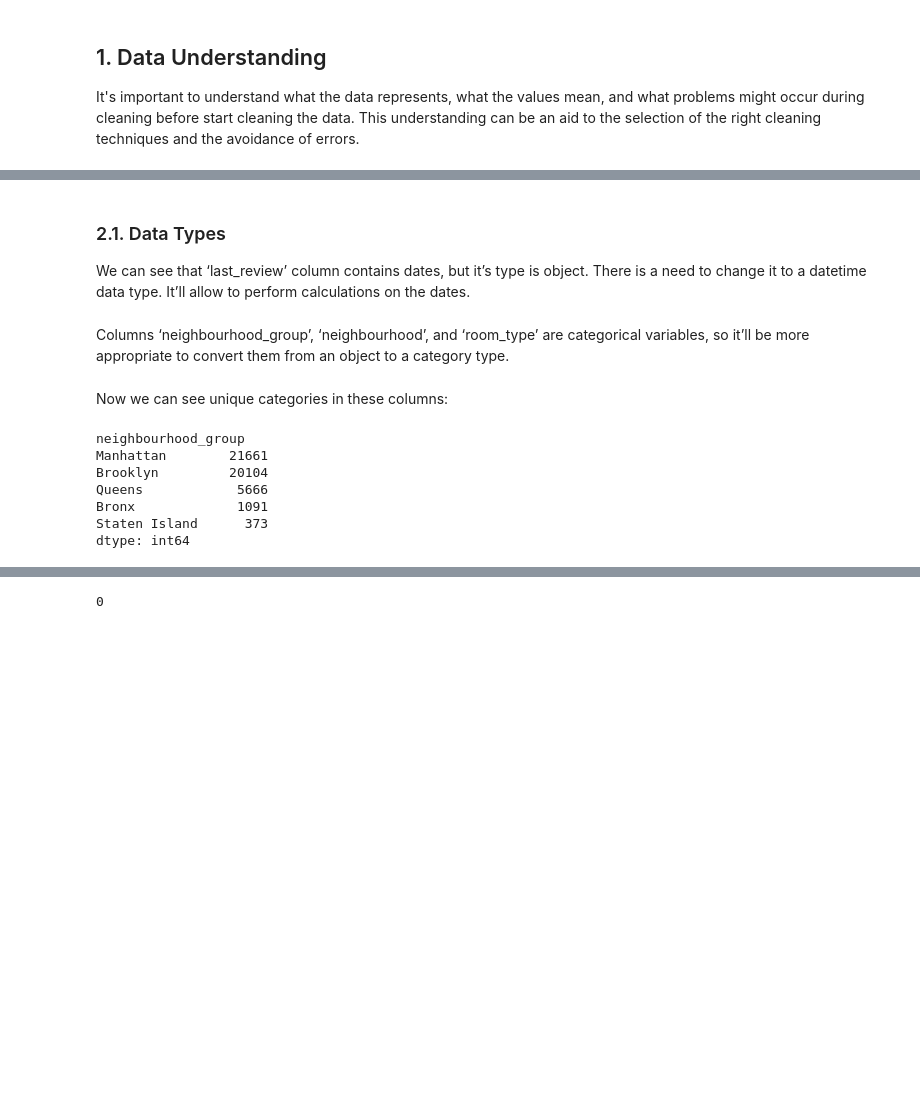
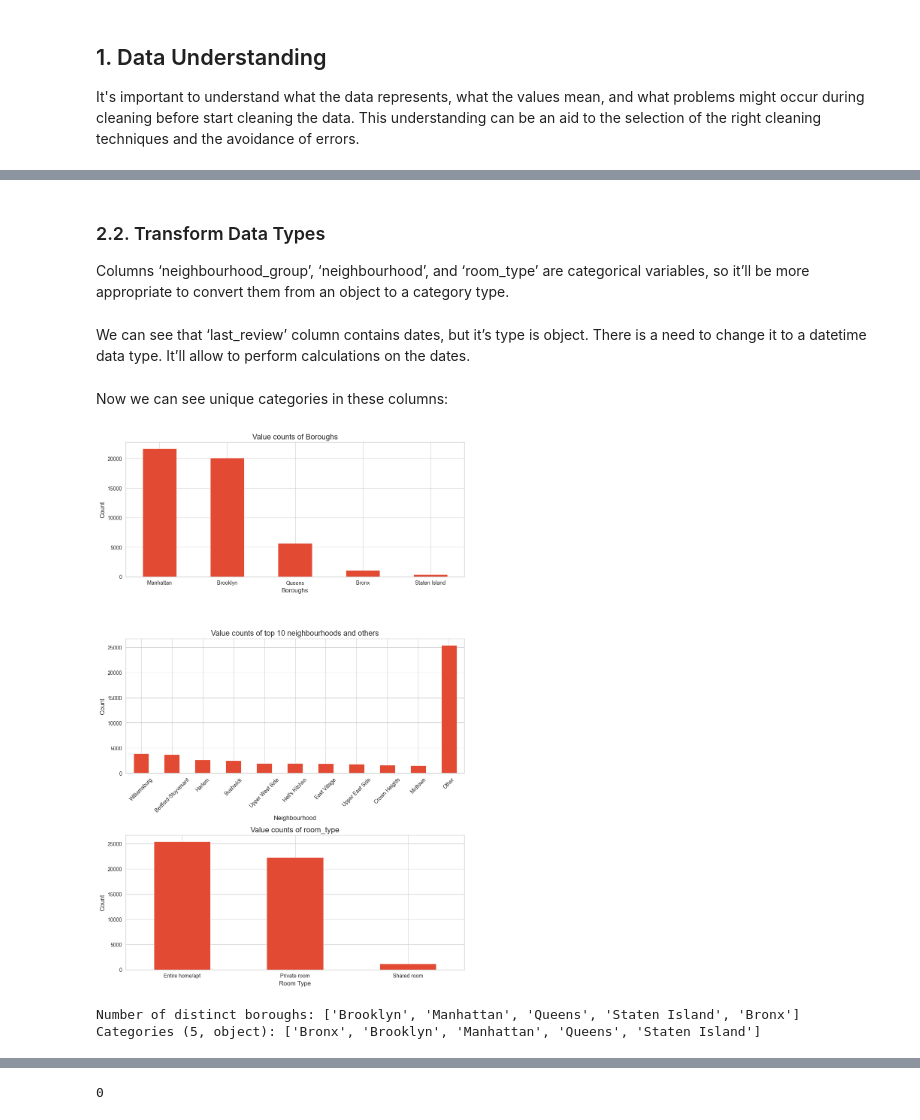
Before and after one commit to diogo-costa-silva/data-science-notebooks, a Jupyter notebook: nyc_airbnb-open-data/nyc-airbnb-analysis.ipynb, the cells around one changed output, grey strips where cells are left out. Saved outputs shown, nothing was run; the diff lists cells and outputs as text; code cells hidden in the pictures; blank space fills up the shorter version.

```diff
--- a/nyc_airbnb-open-data/nyc-airbnb-analysis.ipynb
+++ b/nyc_airbnb-open-data/nyc-airbnb-analysis.ipynb
@@ -64,25 +318,57 @@ Let's explore the different techniques and tools used in data cleaning, covering
+# %%
+df.rename(columns={'neighbourhood_group': 'borough'}, inplace=True)
+# %% [markdown]
+### 2.2. Transform Data Types
+
+Columns ‘neighbourhood_group’, ‘neighbourhood’, and ‘room_type’ are categorical variables, so it’ll be more appropriate to convert them from an object to a category type.
+# %%
+df['borough'] = df['borough'].astype('category')
+df['neighbourhood'] = df['neighbourhood'].astype('category')
+df['room_type'] = df['room_type'].astype('category')
 # %% [markdown]
-### 2.1. Data Types
-
 We can see that ‘last_review’ column contains dates, but it’s type is object. There is a need to change it to a datetime data type. It’ll allow to perform calculations on the dates.
 # %%
 df['last_review'] = pd.to_datetime(df['last_review'])
-# %% [markdown]
-Columns ‘neighbourhood_group’, ‘neighbourhood’, and ‘room_type’ are categorical variables, so it’ll be more appropriate to convert them from an object to a category type.
-# %%
-df['neighbourhood_group'] = df['neighbourhood_group'].astype('category')
-df['neighbourhood'] = df['neighbourhood'].astype('category')
-df['room_type'] = df['room_type'].astype('category')
 # %% [markdown]
 Now we can see unique categories in these columns:
-# %%
-df.value_counts('neighbourhood_group')
-# %% [output]
-neighbourhood_group
-Manhattan        21661
-Brooklyn         20104
-Queens            5666
-Bronx             1091
-Staten Island      373
-dtype: int64
+# %%
+fig, axs = plt.subplots(3, 1, figsize=(10, 15))  # 3 rows, 1 column per subplot
+
+# Plotting for 'neighbourhood_group'
+df["borough"].value_counts().plot(kind="bar", ax=axs[0])
+axs[0].set_title("Value counts of Boroughs")
+axs[0].set_xlabel("Boroughs")
+axs[0].set_xticklabels(axs[0].get_xticklabels(), rotation=0)
+axs[0].set_ylabel("Count")
+
+# Plotting for 'neighbourhood'
+top_neighbourhoods = df["neighbourhood"].value_counts().head(10)
+top_neighbourhoods['Other'] = df["neighbourhood"].value_counts().iloc[10:].sum()
+top_neighbourhoods.plot(kind="bar", ax=axs[1])
+axs[1].set_title("Value counts of top 10 neighbourhoods and others")
+axs[1].set_xlabel("Neighbourhood")
+axs[1].set_xticklabels(axs[1].get_xticklabels(), rotation=45)  # Rotation might be needed for better readability
+axs[1].set_ylabel("Count")
+
+# Plotting for 'room_type'
+df["room_type"].value_counts().plot(kind="bar", ax=axs[2])
+axs[2].set_title("Value counts of room_type")
+axs[2].set_xlabel("Room Type")
+axs[2].set_xticklabels(axs[2].get_xticklabels(), rotation=0)
+axs[2].set_ylabel("Count")
+
+plt.tight_layout()
+plt.show()
+# %% [output]
+[figure, added]
+# %%
+# Assigning variable
+region = df.loc[:, 'borough']
+
+# Extracting unique values from the variable
+unique_regions = pd.unique(region)
+print('Number of distinct boroughs:', unique_regions)
+# %% [output]
+Number of distinct boroughs: ['Brooklyn', 'Manhattan', 'Queens', 'Staten Island', 'Bronx']
+Categories (5, object): ['Bronx', 'Brooklyn', 'Manhattan', 'Queens', 'Staten Island']
 # %%
```
Also changed, not shown: parts of 52 cells of this notebook.
